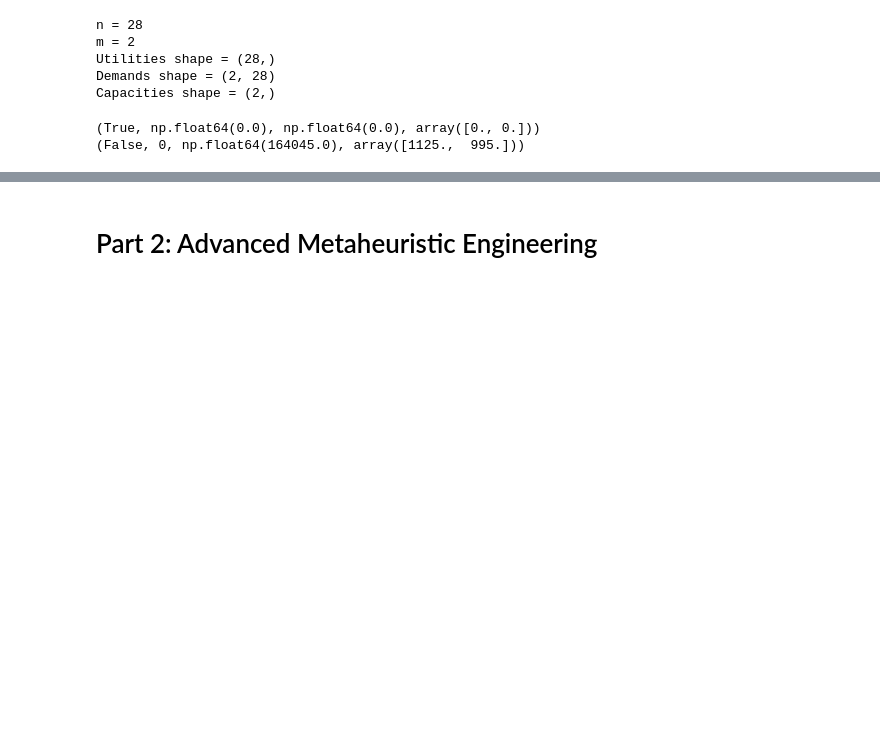
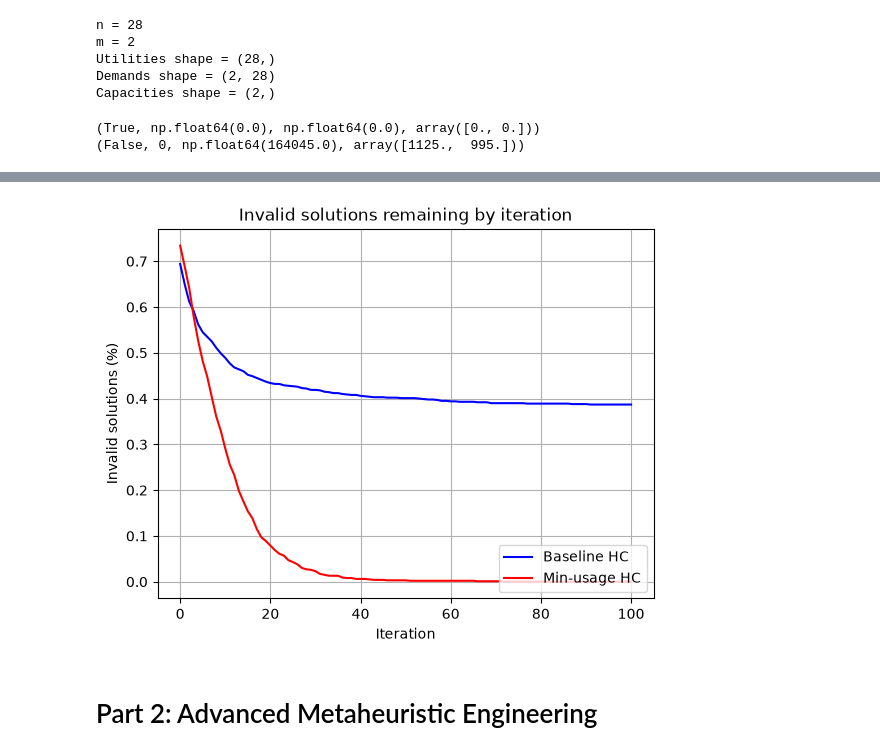
Before and after one commit to AyOhEe/CSCU9YE-Assignment, a Jupyter notebook: 3423815.ipynb, the cells around one changed output, grey strips where cells are left out. Drawn from its saved outputs; the diff is of its cells as text; code cells hidden in the pictures; blank space fills up the shorter version.

```diff
--- a/3423815.ipynb
+++ b/3423815.ipynb
@@ -108,3 +176,26 @@ plt.show()
+# %%
+np.random.seed(42)
+
+traces_base = [hill_climb_base(workload_28, 100)[2] for _ in range(1000)]
+traces_minim = [hill_climb_minimise_usage(workload_28, 100)[2] for _ in range(1000)]
+
+def percent_invalid_at(i, traces):
+    return sum([trace[i] == 0 for trace in traces]) / len(traces)
+
+base_invalid_sols = [percent_invalid_at(i, traces_base) for i in range(len(traces_base[0]))]
+minim_invalid_sols = [percent_invalid_at(i, traces_minim) for i in range(len(traces_minim[0]))]
+
+plt.plot(base_invalid_sols, color="blue", label="Baseline HC")
+plt.plot(minim_invalid_sols, color="red", label="Min-usage HC")
+
+plt.xlabel("Iteration")
+plt.ylabel("Invalid solutions (%)")
+plt.title("Invalid solutions remaining by iteration")
+plt.legend(loc='lower right')
+plt.grid(True)
+plt.show()
+# %% [output]
+[figure, added]
 # %% [markdown]
 # Part 2: Advanced Metaheuristic Engineering
 # %%
```
Also changed, not shown: parts of 5 cells of this notebook.
